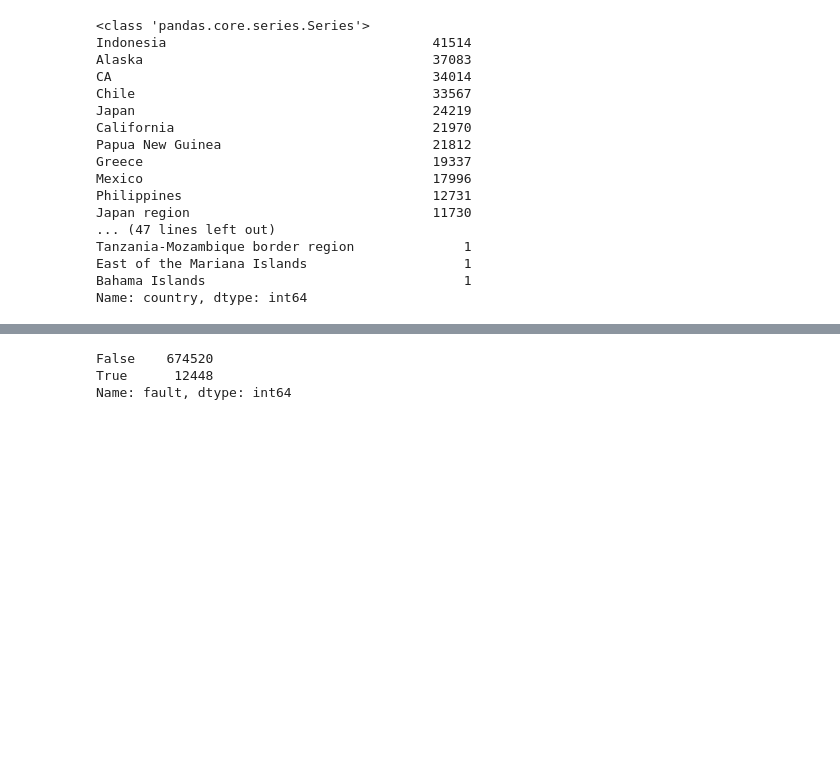
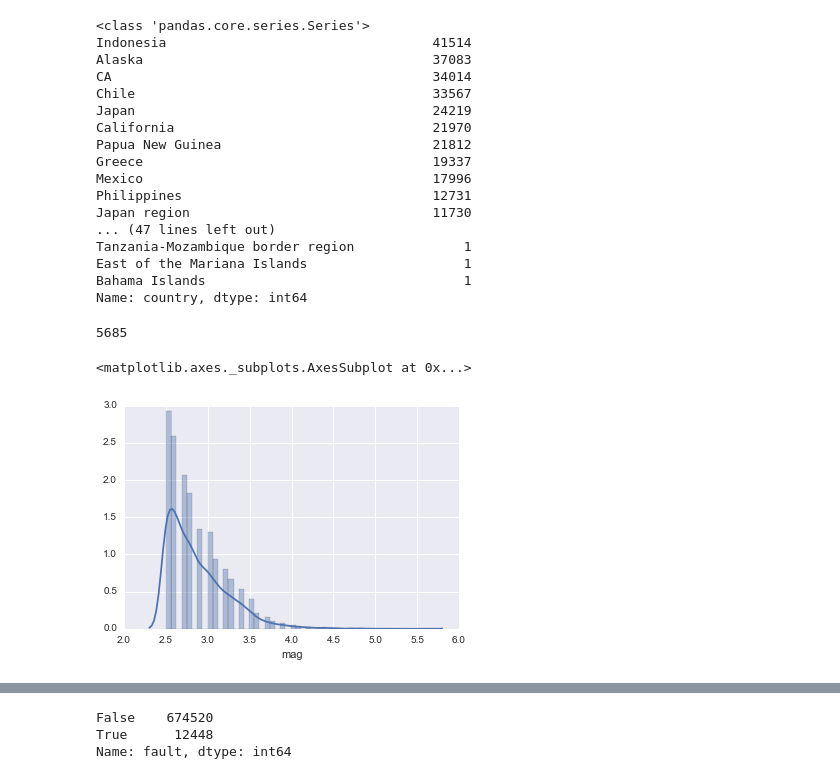
Before and after one commit to keenanzucker/DataScience16CTW, a Jupyter notebook: Model_Iteration_2.ipynb, the cells around one changed output, grey strips where cells are left out. Drawn from its saved outputs; the diff is of its cells as text; code cells hidden in the pictures; blank space fills up the shorter version.

```diff
--- a/Model_Iteration_2.ipynb
+++ b/Model_Iteration_2.ipynb
@@ -163,7 +180,6 @@ sns.distplot(quakes.magClassified)
 <matplotlib.axes._subplots.AxesSubplot at 0x...>
 [figure]
 # %%
-quakes["combined"] = array
 quakes["country"] = quakes.place.apply(lambda x: str(x).split(", ")[-1])
 # quakes["country"] = quakes.country.apply(lambda x: str(x).split(", ")[-1])
 # quakes.loc[quakes["country"] == "male", "Sex"] = 0
@@ -188,3 +204,14 @@ Tanzania-Mozambique border region              1
 East of the Mariana Islands                    1
 Bahama Islands                                 1
 Name: country, dtype: int64
+# %%
+okc = quakes[quakes["country"] =="Oklahoma"]
+# okc = quakes[quakes["country"] =="Ok"]
+len(okc)
+# %% [output]
+5685
+# %%
+sns.distplot(okc.mag)
+# %% [output]
+<matplotlib.axes._subplots.AxesSubplot at 0x...>
+[figure, added]
```
Also changed, not shown: parts of 20 cells of this notebook.
